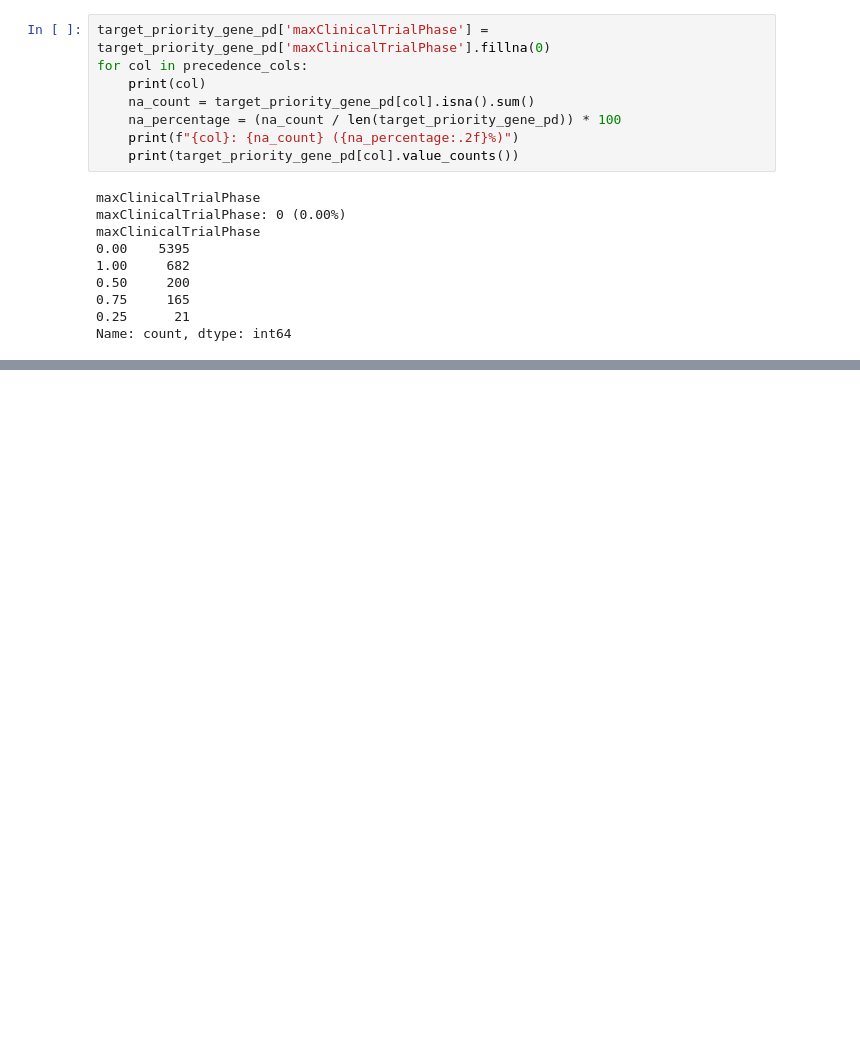
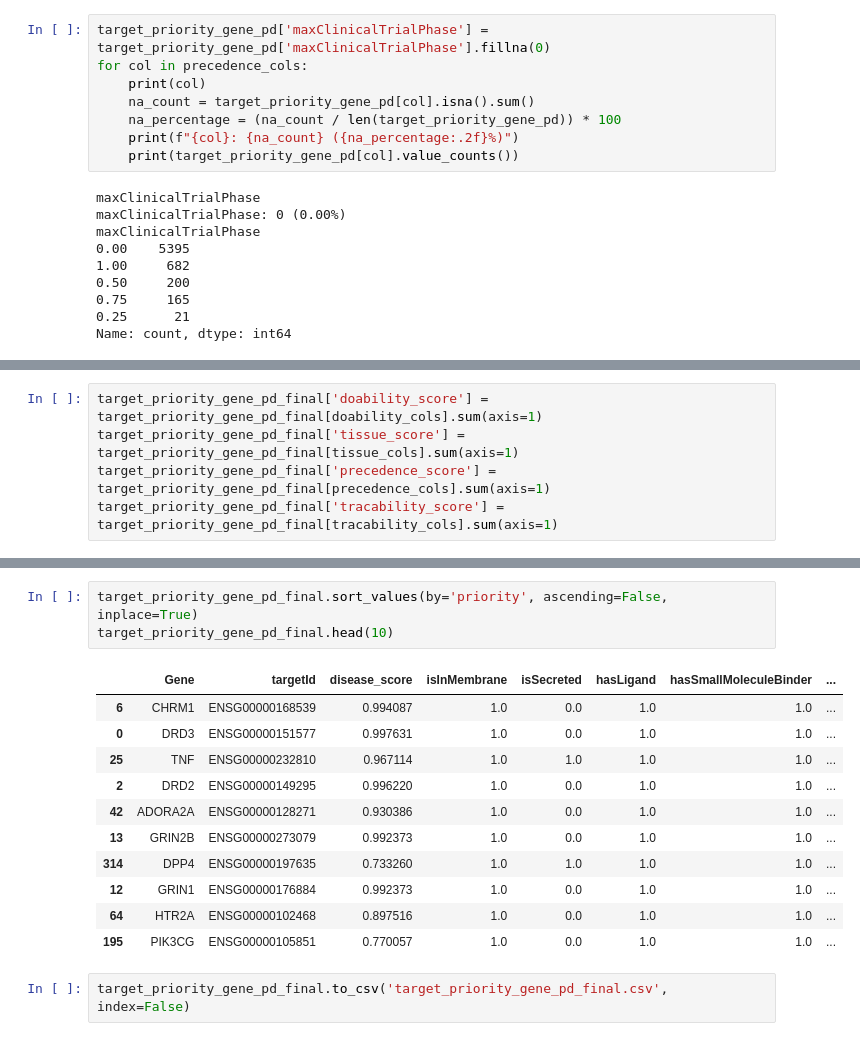
Before and after one commit to mmetalab/llm-drug-agent, a Jupyter notebook: PKDisease/pkd_target_drug_candidates.ipynb, the cells around one changed output, grey strips where cells are left out. Saved outputs shown, nothing was run; the diff lists cells and outputs as text; blank space fills up the shorter version.

```diff
--- a/PKDisease/pkd_target_drug_candidates.ipynb
+++ b/PKDisease/pkd_target_drug_candidates.ipynb
@@ -207,0 +170,5 @@ target_priority_gene_pd_final_ranked.to_csv('target_priority_gene_pd_final_ranke
+# %%
+target_priority_gene_pd_final['doability_score'] = target_priority_gene_pd_final[doability_cols].sum(axis=1)
+target_priority_gene_pd_final['tissue_score'] = target_priority_gene_pd_final[tissue_cols].sum(axis=1)
+target_priority_gene_pd_final['precedence_score'] = target_priority_gene_pd_final[precedence_cols].sum(axis=1)
+target_priority_gene_pd_final['tracability_score'] = target_priority_gene_pd_final[tracability_cols].sum(axis=1)
@@ -213,0 +253,17 @@ pkd_target['Gene'].nunique()
+# %%
+target_priority_gene_pd_final.sort_values(by='priority', ascending=False, inplace=True)
+target_priority_gene_pd_final.head(10)
+# %% [output]
+|  | Gene | targetId | disease_score | isInMembrane | isSecreted | hasLigand | hasSmallMoleculeBinder | ... |
+| 6 | CHRM1 | ENSG00000168539 | 0.994087 | 1.0 | 0.0 | 1.0 | 1.0 | ... |
+| 0 | DRD3 | ENSG00000151577 | 0.997631 | 1.0 | 0.0 | 1.0 | 1.0 | ... |
+| 25 | TNF | ENSG00000232810 | 0.967114 | 1.0 | 1.0 | 1.0 | 1.0 | ... |
+| 2 | DRD2 | ENSG00000149295 | 0.996220 | 1.0 | 0.0 | 1.0 | 1.0 | ... |
+| 42 | ADORA2A | ENSG00000128271 | 0.930386 | 1.0 | 0.0 | 1.0 | 1.0 | ... |
+| 13 | GRIN2B | ENSG00000273079 | 0.992373 | 1.0 | 0.0 | 1.0 | 1.0 | ... |
+| 314 | DPP4 | ENSG00000197635 | 0.733260 | 1.0 | 1.0 | 1.0 | 1.0 | ... |
+| 12 | GRIN1 | ENSG00000176884 | 0.992373 | 1.0 | 0.0 | 1.0 | 1.0 | ... |
+| 64 | HTR2A | ENSG00000102468 | 0.897516 | 1.0 | 0.0 | 1.0 | 1.0 | ... |
+| 195 | PIK3CG | ENSG00000105851 | 0.770057 | 1.0 | 0.0 | 1.0 | 1.0 | ... |
+# %%
+target_priority_gene_pd_final.to_csv('target_priority_gene_pd_final.csv', index=False)
```
Also changed, not shown: parts of 26 cells of this notebook, 6 other files.
